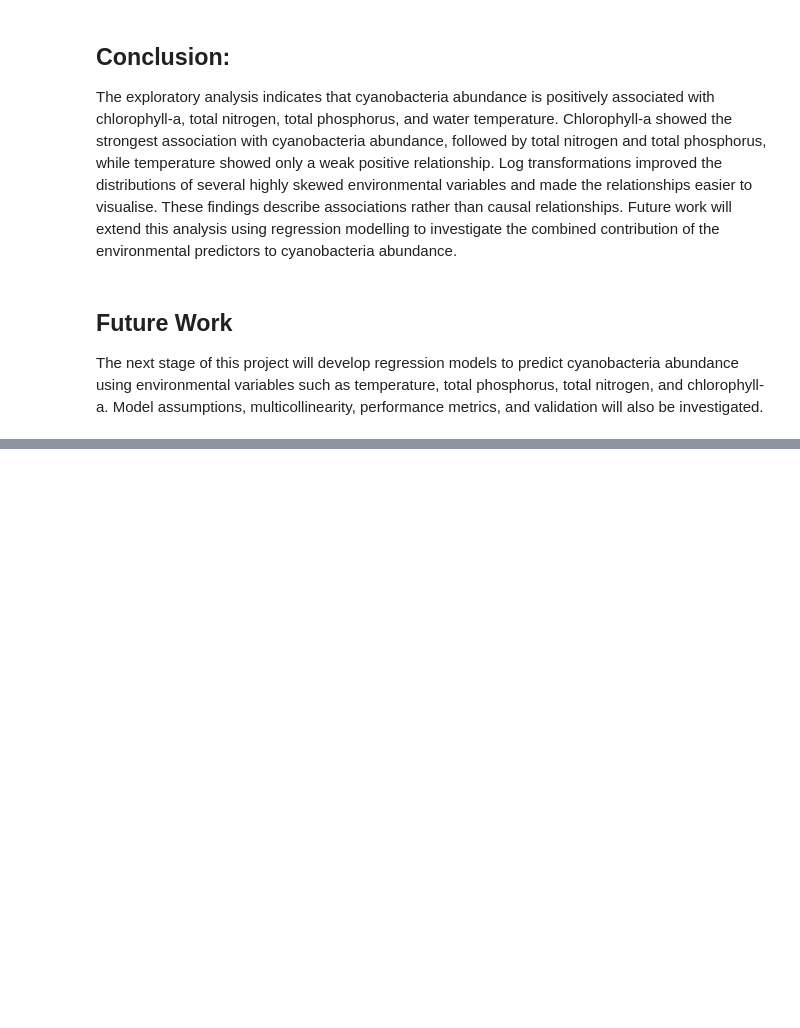
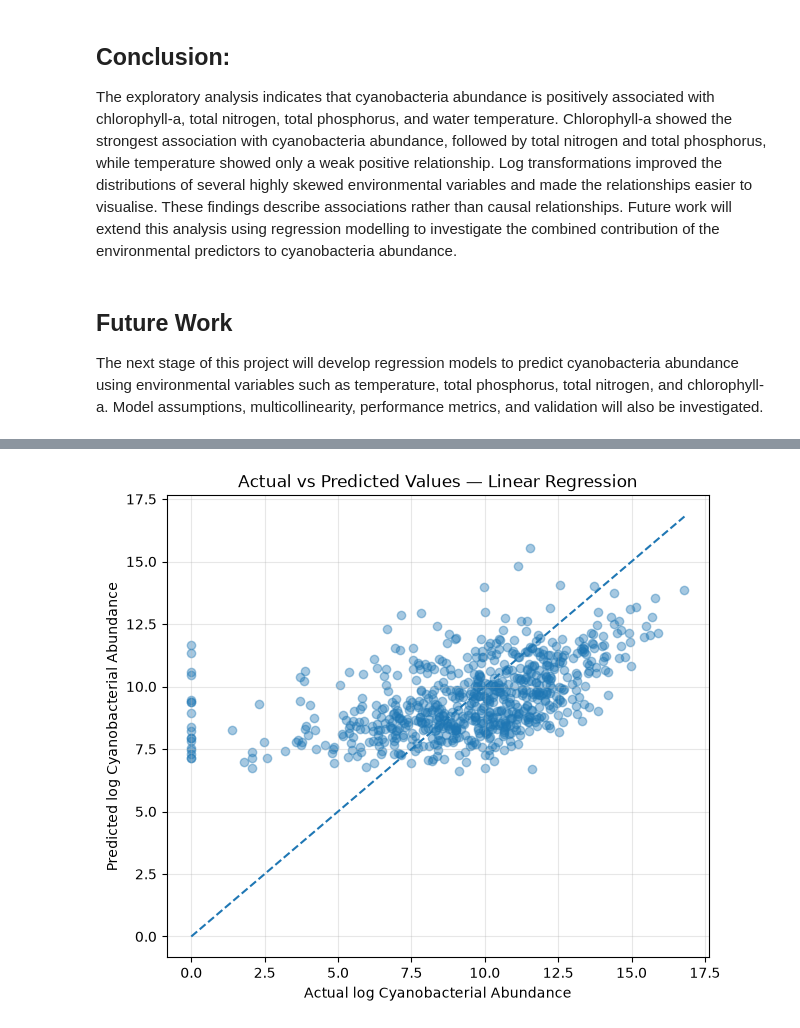
Before and after one commit to Projectisready/Algal_Bloom, a Jupyter notebook: notebooks/01_exploratory_analysis.ipynb, the cells around one changed output, grey strips where cells are left out. Saved outputs shown, nothing was run; the diff lists cells and outputs as text; code cells hidden in the pictures; blank space fills up the shorter version.

Commit message:
Add regression modelling and Random Forest analysis

```diff
--- a/notebooks/01_exploratory_analysis.ipynb
+++ b/notebooks/01_exploratory_analysis.ipynb
@@ -661,0 +721,14 @@ done
+# %%
+from sklearn.model_selection import train_test_split
+
+X_train, X_test, y_train, y_test = train_test_split(
+    X,
+    y,
+    test_size=0.20,
+    random_state=42
+)
+
+print("X_train shape:", X_train.shape)
+print("X_test shape:", X_test.shape)
+print("y_train shape:", y_train.shape)
+print("y_test shape:", y_test.shape)
@@ -661,0 +760,6 @@ done
+# %%
+from sklearn.linear_model import LinearRegression
+
+linear_model = LinearRegression()
+
+linear_model.fit(X_train, y_train)
@@ -661,0 +843,2 @@ done
+# %%
+y_pred = linear_model.predict(X_test)
@@ -661,0 +884,23 @@ done
+# %%
+plt.figure(figsize=(7, 6))
+
+plt.scatter(y_test, y_pred, alpha=0.4)
+
+# Perfect-prediction reference line
+min_val = min(y_test.min(), y_pred.min())
+max_val = max(y_test.max(), y_pred.max())
+
+plt.plot(
+    [min_val, max_val],
+    [min_val, max_val],
+    linestyle='--'
+)
+
+plt.xlabel('Actual log Cyanobacterial Abundance')
+plt.ylabel('Predicted log Cyanobacterial Abundance')
+plt.title('Actual vs Predicted Values — Linear Regression')
+
+plt.grid(True, alpha=0.3)
+plt.show()
+# %% [output]
+[figure, added]
```
Also changed, not shown: parts of 65 cells of this notebook.
